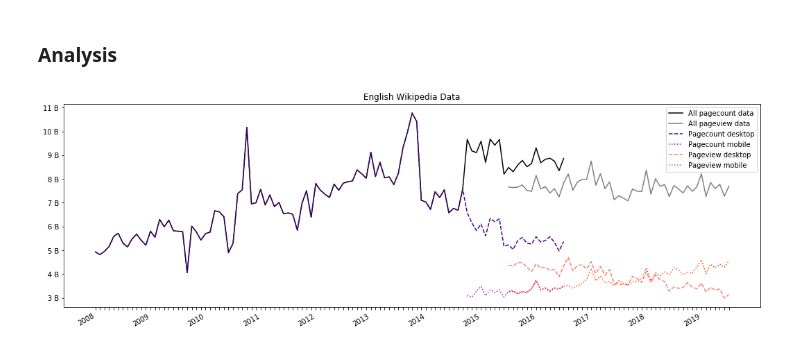
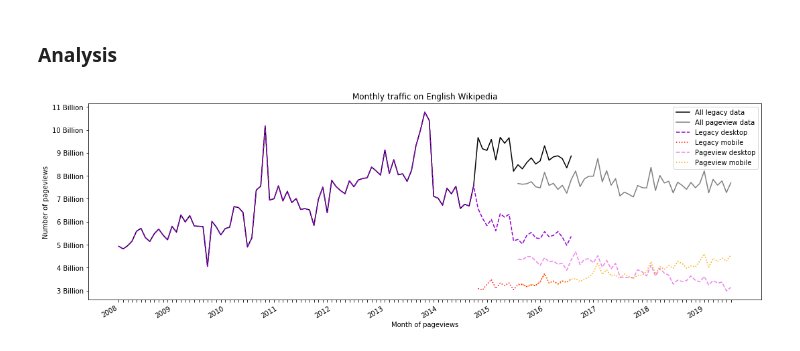
Before and after one commit to TaraWilson17/data512, a Jupyter notebook: A1/data_curation.ipynb, the cells around one changed output. Cells and saved outputs as stored; diff of their text form; code cells hidden in the pictures.

Commit message:
Creates license file and saves plot to png

```diff
--- a/A1/data_curation.ipynb
+++ b/A1/data_curation.ipynb
@@ -181,7 +181,7 @@ all_data.replace(0, np.nan, inplace=True)
 def y_fmt(tick_val, pos):
     if tick_val > 1000000000:
         val = int(tick_val) / 1000000000
-        return "{:.0f} B".format(val)
+        return "{:.0f} Billion".format(val)
     elif tick_val > 1000000:
         val = int(tick_val) / 1000000
         return "{:.0f} M".format(val)
@@ -199,23 +199,26 @@ def x_fmt(tick_val, pos):
 # %%
 fig = plt.figure(1, figsize=(18,6))
 ax = fig.add_subplot(1, 1, 1)
 
-plt.title("English Wikipedia Data")
+plt.title("Monthly traffic on English Wikipedia")
+ax.set_ylabel("Number of pageviews")
+ax.set_xlabel("Month of pageviews")
 
-plt.plot(all_data["timestamp"], all_data["pagecount_all_views"], color="black", label = "All pagecount data")
+plt.plot(all_data["timestamp"], all_data["pagecount_all_views"], color="black", label = "All legacy data")
 plt.plot(all_data["timestamp"], all_data["pageview_all_views"], color="grey", label = "All pageview data")
 
-plt.plot(all_data["timestamp"], all_data["pagecount_desktop_views"], "--", color="indigo", label = "Pagecount desktop")
-plt.plot(all_data["timestamp"], all_data["pagecount_mobile_views"], ":", color="darkviolet", label = "Pagecount mobile")
-plt.plot(all_data["timestamp"], all_data["pageview_desktop_views"], "--", color="salmon", label = "Pageview desktop")
-plt.plot(all_data["timestamp"], all_data["pageview_mobile_views"], ":", color="orangered", label = "Pageview mobile")
+plt.plot(all_data["timestamp"], all_data["pagecount_desktop_views"], "--", color="darkviolet", label = "Legacy desktop")
+plt.plot(all_data["timestamp"], all_data["pagecount_mobile_views"], ":", color="red", label = "Legacy mobile")
+plt.plot(all_data["timestamp"], all_data["pageview_desktop_views"], "--", color="violet", label = "Pageview desktop")
+plt.plot(all_data["timestamp"], all_data["pageview_mobile_views"], ":", color="orange", label = "Pageview mobile")
 
 plt.legend()
 ax.yaxis.set_major_formatter(tick.FuncFormatter(y_fmt))
 ax.xaxis.set_major_formatter(tick.FuncFormatter(x_fmt))
 
 fig.autofmt_xdate()
 
+plt.savefig("en-wikipedia_traffic_200712-201809.png")
 plt.show()
 # %% [output]
-[figure, old version]
+[figure, new version]
```
Also changed, not shown: 2 other files.
